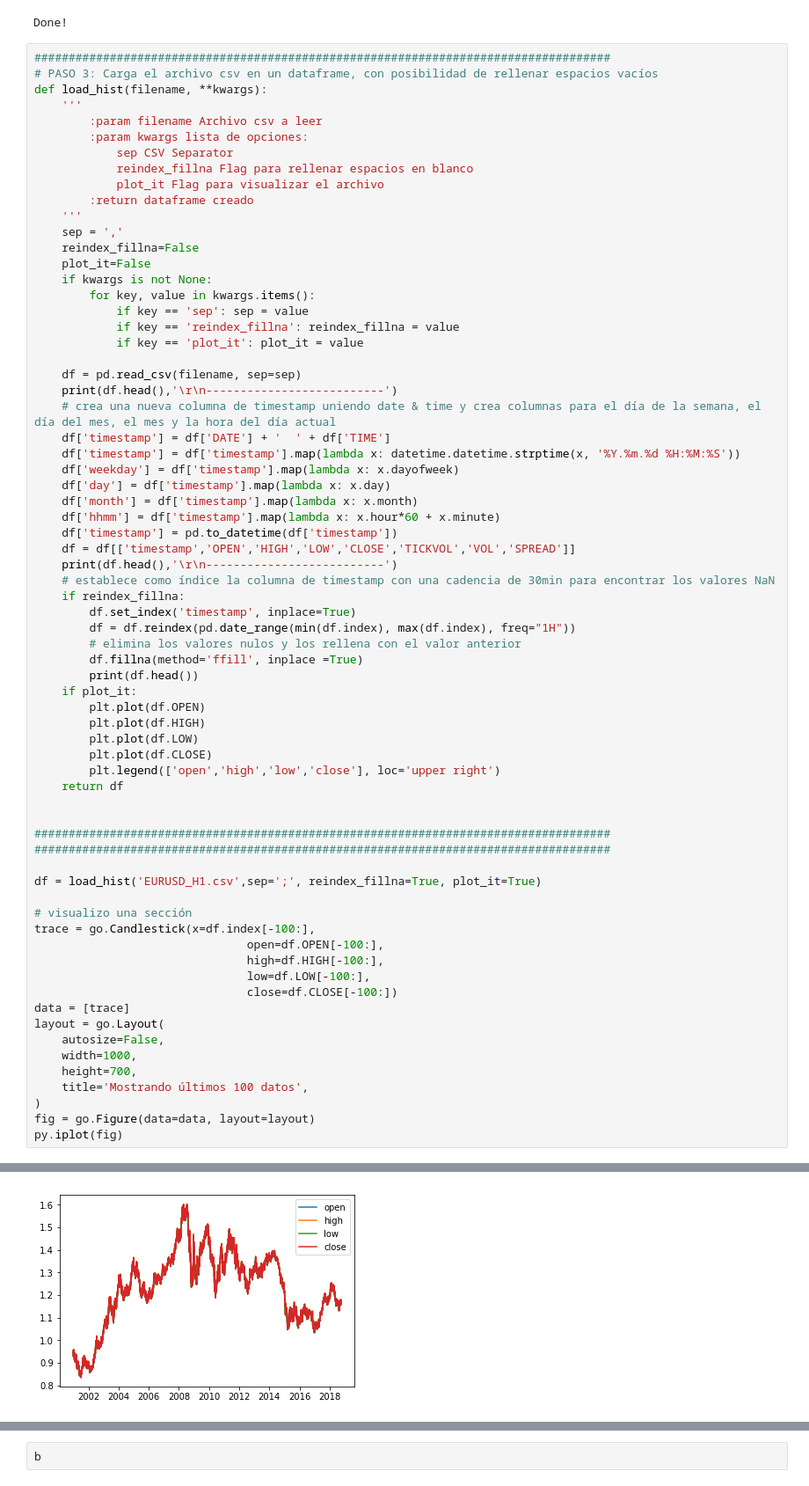
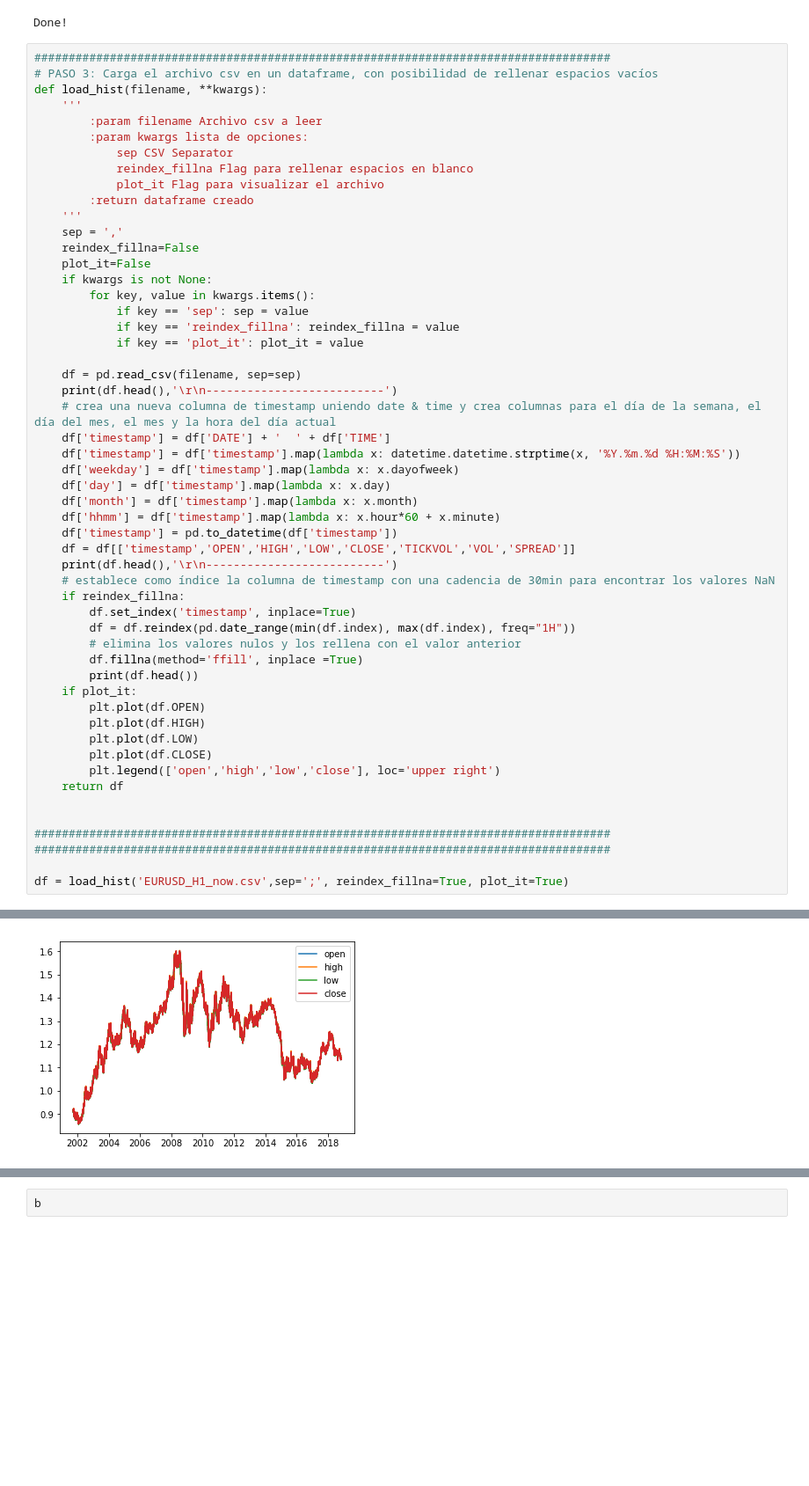
Before and after one commit to raulMrello/MachineLearning_for_Trading, a Jupyter notebook: Pruebas varias.ipynb, the cells around one changed output, grey strips where cells are left out. Shown at 88% size. Saved outputs shown, nothing was run; the diff lists cells and outputs as text; blank space fills up the shorter version.

```diff
--- a/Pruebas varias.ipynb
+++ b/Pruebas varias.ipynb
@@ -87,22 +87,6 @@ def load_hist(filename, **kwargs):
 ####################################################################################
 ####################################################################################
 
-df = load_hist('EURUSD_H1.csv',sep=';', reindex_fillna=True, plot_it=True)
-
-# visualizo una sección
-trace = go.Candlestick(x=df.index[-100:],
-                               open=df.OPEN[-100:],
-                               high=df.HIGH[-100:],
-                               low=df.LOW[-100:],
-                               close=df.CLOSE[-100:])
-data = [trace]
-layout = go.Layout(
-    autosize=False,
-    width=1000,
-    height=700,
-    title='Mostrando últimos 100 datos',
-)
-fig = go.Figure(data=data, layout=layout)
-py.iplot(fig)
+df = load_hist('EURUSD_H1_now.csv',sep=';', reindex_fillna=True, plot_it=True)
 # %% [output]
          DATE      TIME    OPEN    HIGH     LOW   CLOSE  TICKVOL  VOL  SPREAD
@@ -129 +112 @@ py.iplot(fig)
-[figure, old version]
+[figure, new version]
```
Also changed, not shown: parts of 7 cells of this notebook, 2 other files.
